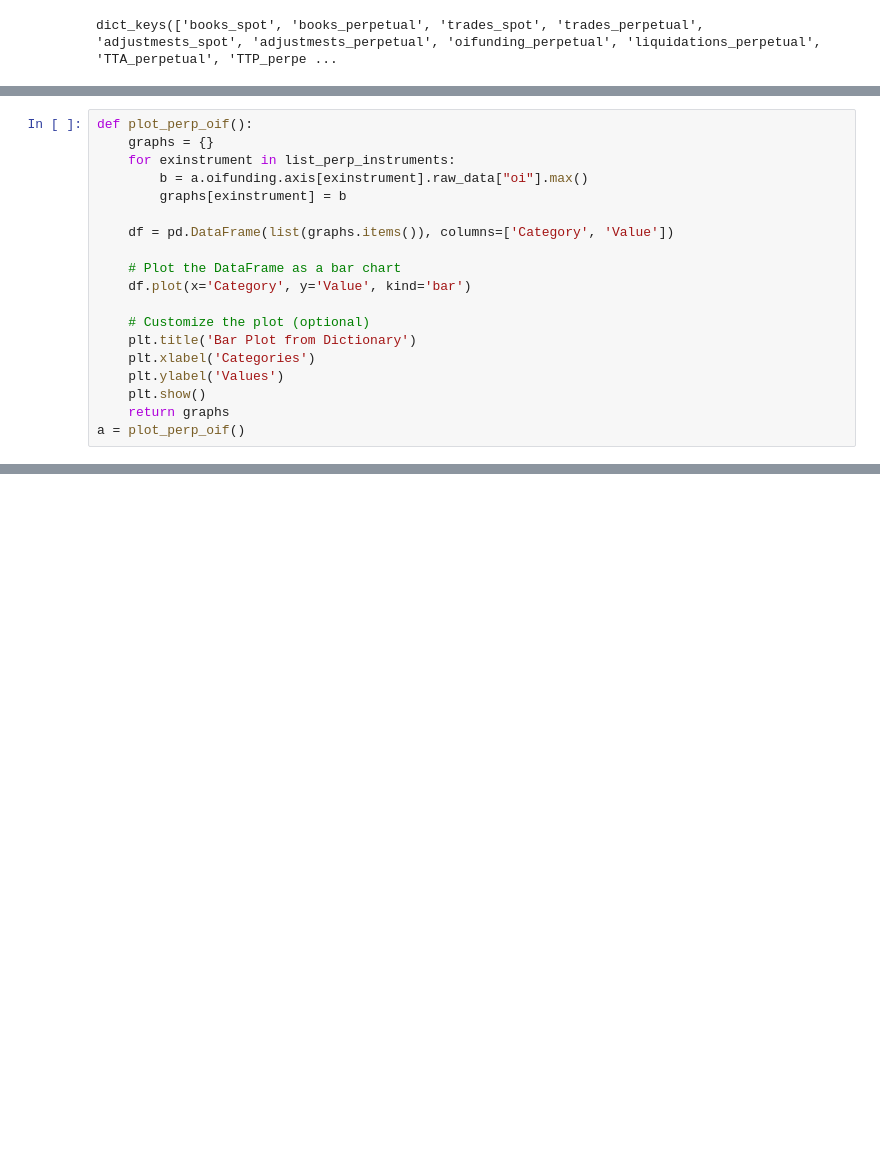
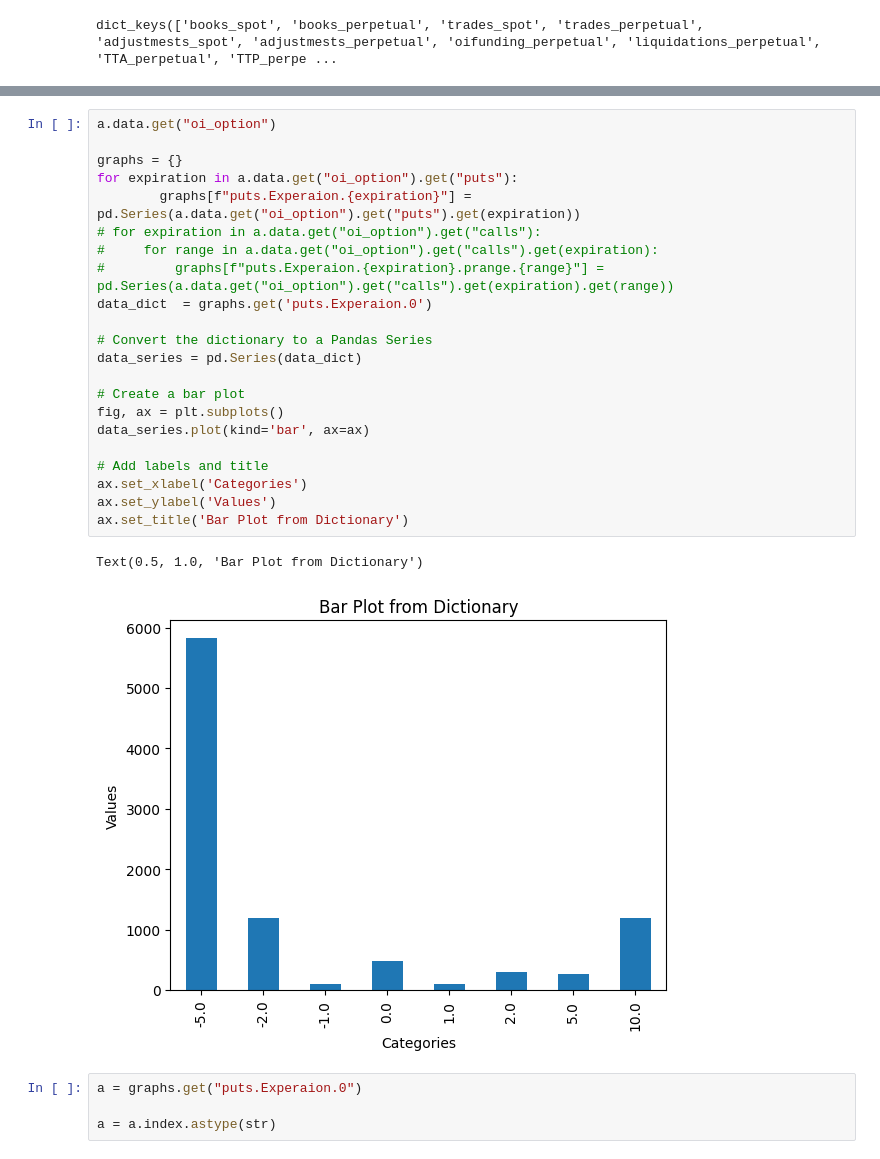
Before and after one commit to IndianaBug/moonStreamProcess, a Jupyter notebook: examples/exampample.ipynb, the cells around one changed output, grey strips where cells are left out. Drawn from its saved outputs; the diff is of its cells as text; blank space fills up the shorter version.

Commit message:
added plots of options

```diff
--- a/examples/exampample.ipynb
+++ b/examples/exampample.ipynb
@@ -889,19 +915,0 @@ a.oifunding.axis["binance_btcusdt"].raw_data["oi"].max()
-# %%
-def plot_perp_oif():
-    graphs = {}
-    for exinstrument in list_perp_instruments:
-        b = a.oifunding.axis[exinstrument].raw_data["oi"].max()
-        graphs[exinstrument] = b
-
-    df = pd.DataFrame(list(graphs.items()), columns=['Category', 'Value'])
-
-    # Plot the DataFrame as a bar chart
-    df.plot(x='Category', y='Value', kind='bar')
-
-    # Customize the plot (optional)
-    plt.title('Bar Plot from Dictionary')
-    plt.xlabel('Categories')
-    plt.ylabel('Values')
-    plt.show()
-    return graphs
-a = plot_perp_oif()
@@ -925,0 +937,29 @@ a
+# %%
+a.data.get("oi_option")
+
+graphs = {}
+for expiration in a.data.get("oi_option").get("puts"):
+        graphs[f"puts.Experaion.{expiration}"] = pd.Series(a.data.get("oi_option").get("puts").get(expiration))
+# for expiration in a.data.get("oi_option").get("calls"):
+#     for range in a.data.get("oi_option").get("calls").get(expiration):
+#         graphs[f"puts.Experaion.{expiration}.prange.{range}"] = pd.Series(a.data.get("oi_option").get("calls").get(expiration).get(range))
+data_dict  = graphs.get('puts.Experaion.0')
+
+# Convert the dictionary to a Pandas Series
+data_series = pd.Series(data_dict)
+
+# Create a bar plot
+fig, ax = plt.subplots()
+data_series.plot(kind='bar', ax=ax)
+
+# Add labels and title
+ax.set_xlabel('Categories')
+ax.set_ylabel('Values')
+ax.set_title('Bar Plot from Dictionary')
+# %% [output]
+Text(0.5, 1.0, 'Bar Plot from Dictionary')
+[figure, added]
+# %%
+a = graphs.get("puts.Experaion.0")
+
+a = a.index.astype(str)
```
Also changed, not shown: parts of 26 cells of this notebook, 3 other files.
